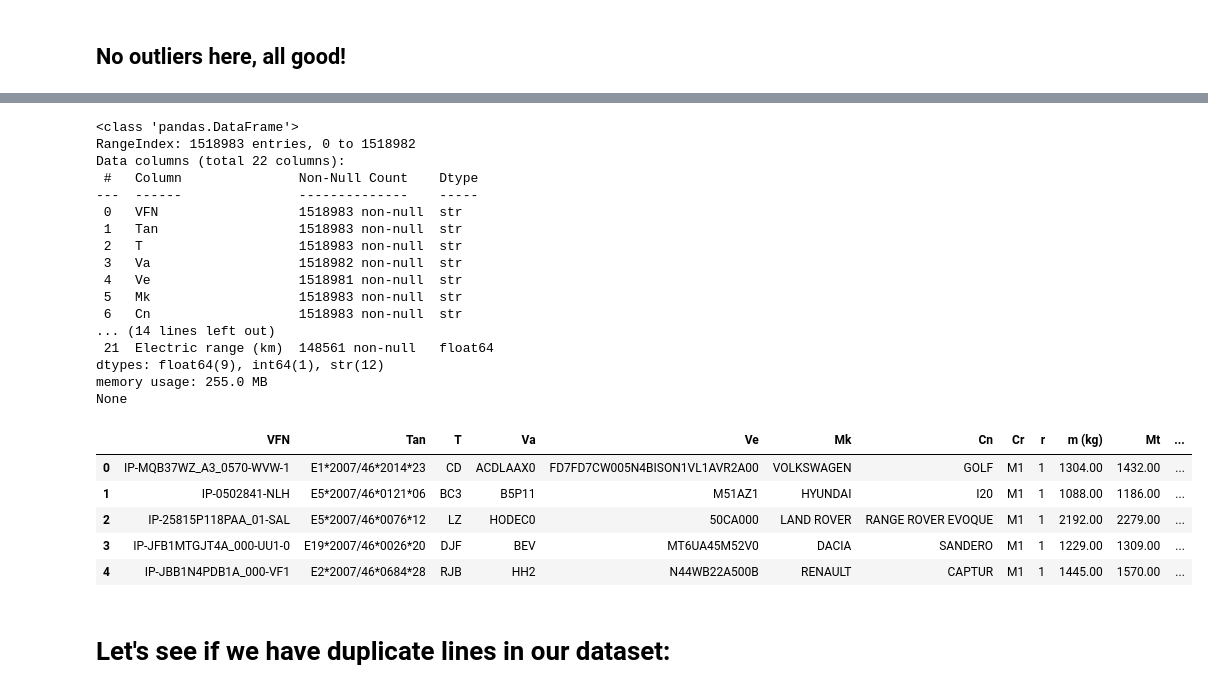
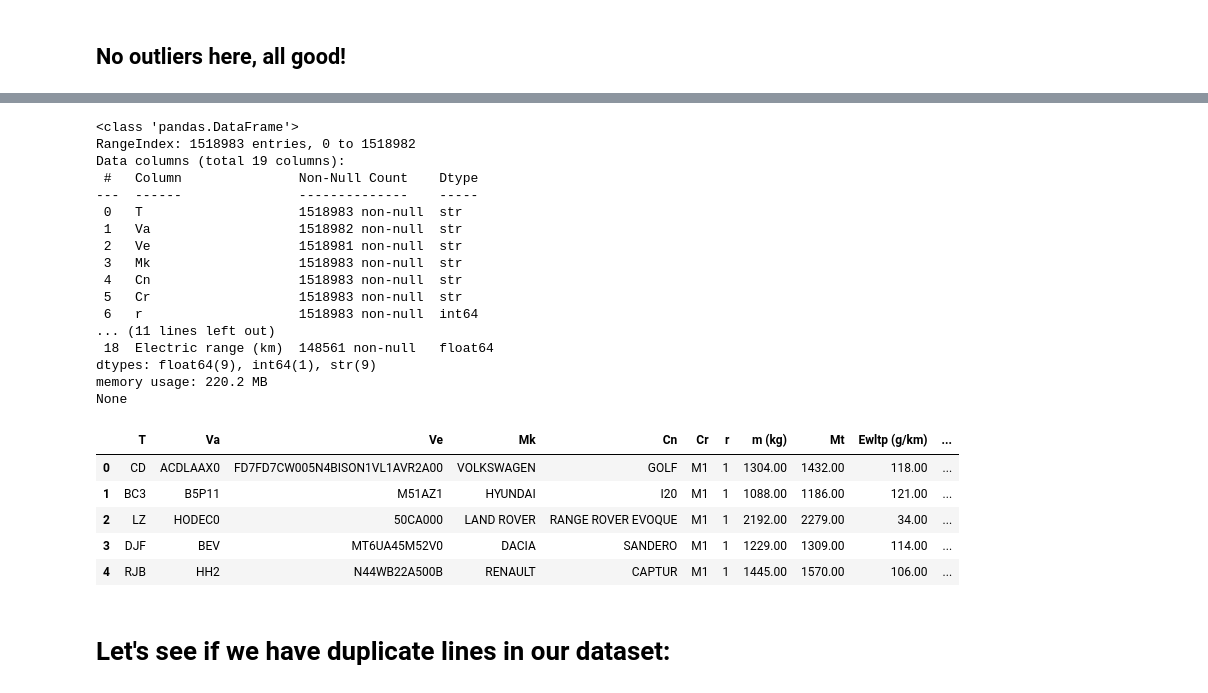
Before and after one commit to serhatgemici/project_data_exploration, a Jupyter notebook: Notebooks/04_preprocessing_and_feature_engineering.ipynb, the cells around one changed output, grey strips where cells are left out. Drawn from its saved outputs; the diff is of its cells as text; code cells hidden in the pictures.

```diff
--- a/Notebooks/04_preprocessing_and_feature_engineering.ipynb
+++ b/Notebooks/04_preprocessing_and_feature_engineering.ipynb
@@ -1203,49 +1203,49 @@ df_fr_2024.head()
 | 10821 | 145565885 | IP-JBB1N4PDB1A_000-VF1 | RENAULT-NISSAN-MITSUBISHI | RENAULT | RENAULT SAS | E2*2007/46*0684*28 | RJB | HH2 | N44WB22A500B | RENAULT | CAPTUR | ... |
 # %%
 cols_to_drop_for_model = [
-#    "VFN",                    # Vehicle family identifier (??)
-    "Mp",                     # Manufacturer pooling.     (??)
-    "Mh",                     # Manufacturer name EU standard denomination. (??)
-    "Man",                    # Manufacturer name OEM declaration. (??)
-#    "Tan",                    # Type approval number.
-#    "RLFI",                   # Road Load Family Identification number. (??)
+    "VFN",                    # Vehicle family identifier
+    "Mp",                     # Manufacturer pooling.
+    "Mh",                     # Manufacturer name EU standard denomination.
+    "Man",                    # Manufacturer name OEM declaration.
+    "Tan",                    # Type approval number.
+    "RLFI",                   # Road Load Family Identification number.
     "Ct",                     # Category of the vehicle type approved. (we can use Cr instead)
     "Mh",                     # Manufacturer name EU standard denomination.(we can use Mk instead)
-    "Date of registration",   # Might not be relevant (?)
-    "ID",                      # Might not be relevant (?)
+    "Date of registration",   # Registration date.
+    "ID"                      # not relevant.
 
 ]
 
 df_fr_2024 = df_fr_2024.drop(columns = cols_to_drop_for_model, errors="ignore")
 
 df_fr_2024 = df_fr_2024.reset_index(drop=True)
 print(df_fr_2024.info())
 
 display(df_fr_2024.head())
 # %% [output]
 <class 'pandas.DataFrame'>
 RangeIndex: 1518983 entries, 0 to 1518982
-Data columns (total 22 columns):
+Data columns (total 19 columns):
  #   Column               Non-Null Count    Dtype
 ---  ------               --------------    -----
- 0   VFN                  1518983 non-null  str
- 1   Tan                  1518983 non-null  str
- 2   T                    1518983 non-null  str
- 3   Va                   1518982 non-null  str
- 4   Ve                   1518981 non-null  str
- 5   Mk                   1518983 non-null  str
- 6   Cn                   1518983 non-null  str
-... (14 lines left out)
- 21  Electric range (km)  148561 non-null   float64
-dtypes: float64(9), int64(1), str(12)
-memory usage: 255.0 MB
+ 0   T                    1518983 non-null  str
+ 1   Va                   1518982 non-null  str
+ 2   Ve                   1518981 non-null  str
+ 3   Mk                   1518983 non-null  str
+ 4   Cn                   1518983 non-null  str
+ 5   Cr                   1518983 non-null  str
+ 6   r                    1518983 non-null  int64
+... (11 lines left out)
+ 18  Electric range (km)  148561 non-null   float64
+dtypes: float64(9), int64(1), str(9)
+memory usage: 220.2 MB
 None
-|  | VFN | Tan | T | Va | Ve | Mk | Cn | Cr | r | m (kg) | Mt | ... |
-| 0 | IP-MQB37WZ_A3_0570-WVW-1 | E1*2007/46*2014*23 | CD | ACDLAAX0 | FD7FD7CW005N4BISON1VL1AVR2A00 | VOLKSWAGEN | GOLF | M1 | 1 | 1304.00 | 1432.00 | ... |
-| 1 | IP-0502841-NLH | E5*2007/46*0121*06 | BC3 | B5P11 | M51AZ1 | HYUNDAI | I20 | M1 | 1 | 1088.00 | 1186.00 | ... |
-| 2 | IP-25815P118PAA_01-SAL | E5*2007/46*0076*12 | LZ | HODEC0 | 50CA000 | LAND ROVER | RANGE ROVER EVOQUE | M1 | 1 | 2192.00 | 2279.00 | ... |
-| 3 | IP-JFB1MTGJT4A_000-UU1-0 | E19*2007/46*0026*20 | DJF | BEV | MT6UA45M52V0 | DACIA | SANDERO | M1 | 1 | 1229.00 | 1309.00 | ... |
-| 4 | IP-JBB1N4PDB1A_000-VF1 | E2*2007/46*0684*28 | RJB | HH2 | N44WB22A500B | RENAULT | CAPTUR | M1 | 1 | 1445.00 | 1570.00 | ... |
+|  | T | Va | Ve | Mk | Cn | Cr | r | m (kg) | Mt | Ewltp (g/km) | ... |
+| 0 | CD | ACDLAAX0 | FD7FD7CW005N4BISON1VL1AVR2A00 | VOLKSWAGEN | GOLF | M1 | 1 | 1304.00 | 1432.00 | 118.00 | ... |
+| 1 | BC3 | B5P11 | M51AZ1 | HYUNDAI | I20 | M1 | 1 | 1088.00 | 1186.00 | 121.00 | ... |
+| 2 | LZ | HODEC0 | 50CA000 | LAND ROVER | RANGE ROVER EVOQUE | M1 | 1 | 2192.00 | 2279.00 | 34.00 | ... |
+| 3 | DJF | BEV | MT6UA45M52V0 | DACIA | SANDERO | M1 | 1 | 1229.00 | 1309.00 | 114.00 | ... |
+| 4 | RJB | HH2 | N44WB22A500B | RENAULT | CAPTUR | M1 | 1 | 1445.00 | 1570.00 | 106.00 | ... |
 # %% [markdown]
 # Let's see if we have duplicate lines in our dataset:
 # %%
```
Also changed, not shown: parts of 9 cells of this notebook.
